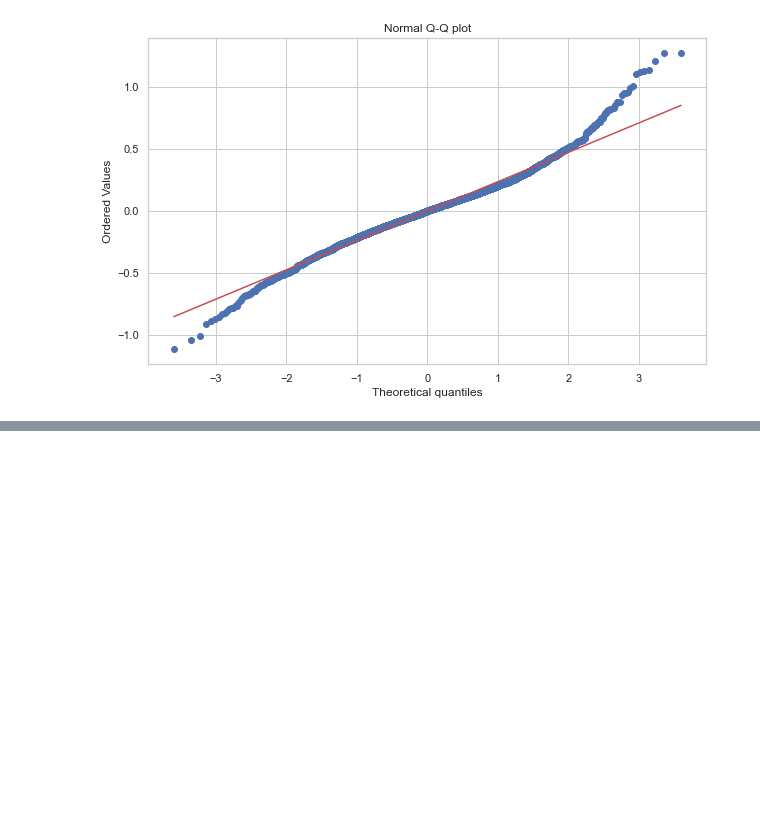
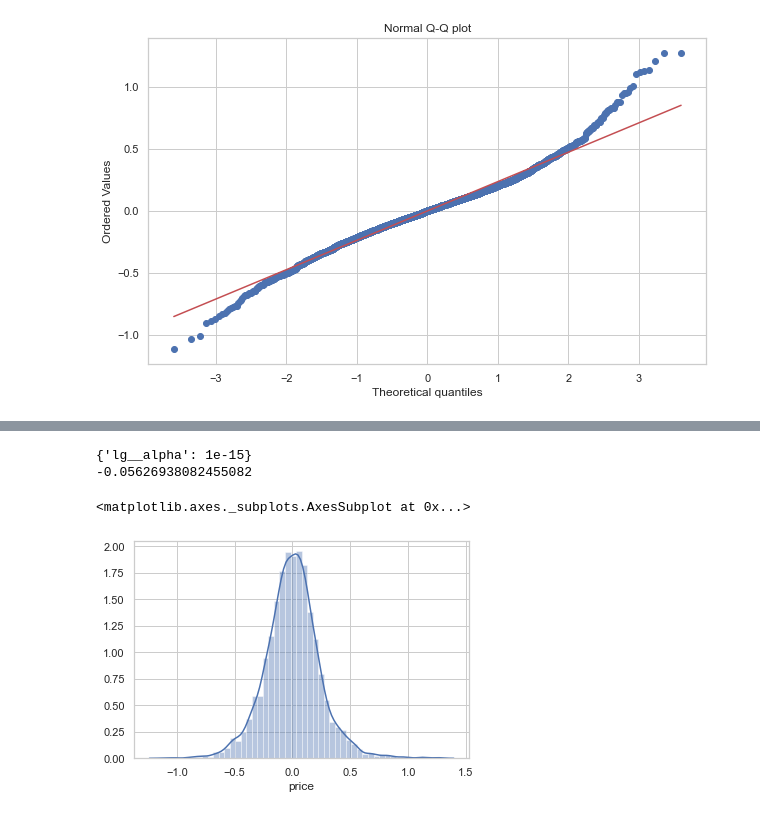
Before and after one commit to esharma3/king_county_house_price_prediction, a Jupyter notebook: kc_house_price_prediction.ipynb, the cells around one changed output, grey strips where cells are left out. Saved outputs shown, nothing was run; the diff lists cells and outputs as text; code cells hidden in the pictures; blank space fills up the shorter version.

```diff
--- a/kc_house_price_prediction.ipynb
+++ b/kc_house_price_prediction.ipynb
@@ -572,0 +584,32 @@ Text(0.5, 1.0, 'Normal Q-Q plot')
+# %%
+import warnings
+warnings.filterwarnings('ignore')
+warnings.simplefilter('ignore')
+
+lasso_house_pipe = Pipeline([
+
+    # categorical encoding
+    ('ohe_enc_high_cardinal', ce.OneHotCategoricalEncoder(
+        top_categories=30, variables=["zipcode"], drop_last=False)),
+    ('ohe_enc_categorical', ce.OneHotCategoricalEncoder(
+        top_categories=5, variables=['yr_renovated',
+        ])),
+
+    # discretisation + encoding
+    ('discretisation', dsc.EqualFrequencyDiscretiser(
+        q=5, return_object=True, variables=['bathrooms', 'sqft_living', 'sqft_lot', 'sqft_basement'])),
+
+    # feature Scaling
+    ('scaler', StandardScaler()),
+
+    # regression
+    ('lg', Lasso())
+])
+
+# lasso = Lasso()
+alphas = [1e-15,1e-10,1e-8,1e-3,1e-2,1,5,10,20,30,35,40]
+tuned_parameters = {'lg__alpha': alphas}
+
+lasso_regressor = GridSearchCV(lasso_house_pipe, tuned_parameters, scoring = 'neg_mean_squared_error', cv = 5)
+
+lasso_regressor.fit(X_train, y_train)
@@ -572,0 +634,12 @@ Text(0.5, 1.0, 'Normal Q-Q plot')
+# %%
+print(lasso_regressor.best_params_)
+print(lasso_regressor.best_score_)
+prediction_lasso = lasso_regressor.predict(X_test)
+# %% [output]
+{'lg__alpha': 1e-15}
+-0.05626938082455082
+# %%
+sns.distplot(y_test - prediction_lasso)
+# %% [output]
+<matplotlib.axes._subplots.AxesSubplot at 0x...>
+[figure, added]
```
Also changed, not shown: parts of 10 cells of this notebook.
